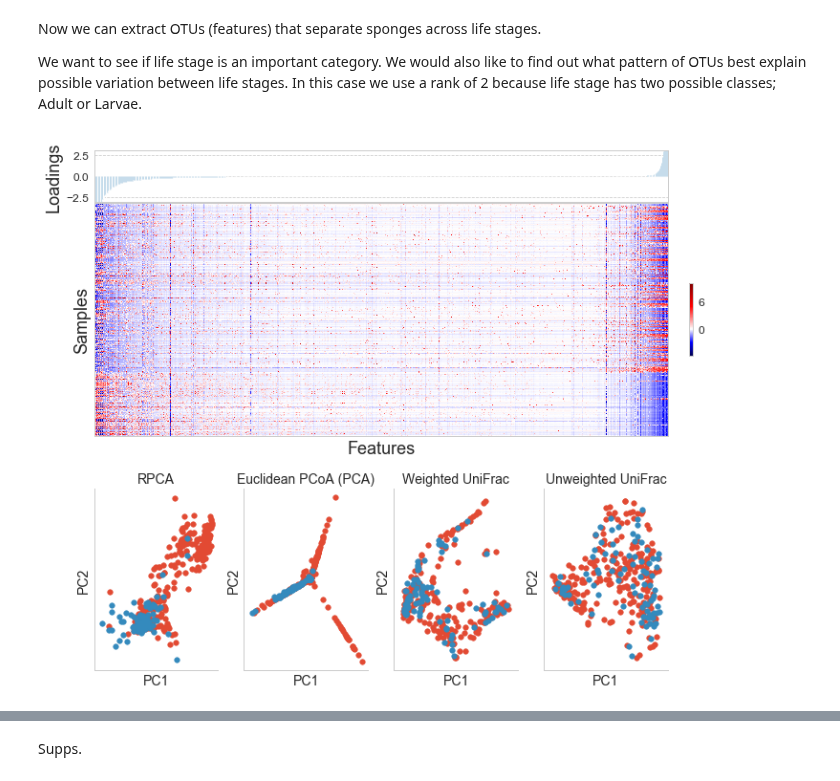
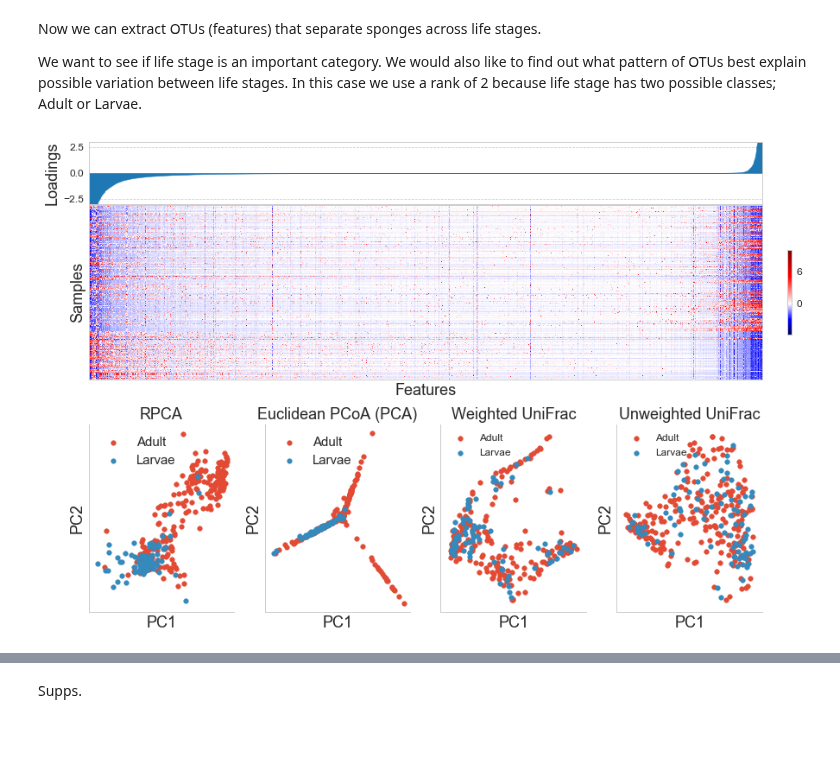
Before and after one commit to biocore/DEICODE, a Jupyter notebook: Examples/sponge_biom.ipynb, the cells around one changed output, grey strips where cells are left out. Saved outputs shown, nothing was run; the diff lists cells and outputs as text; code cells hidden in the pictures; blank space fills up the shorter version.

Commit message:
update figure for simulations

```diff
--- a/Examples/sponge_biom.ipynb
+++ b/Examples/sponge_biom.ipynb
@@ -118,8 +118,8 @@ def plot_lifestage(samples, md, ax):
     ax.spines['top'].set_visible(False)
     ax.set_xticks([])
     ax.set_yticks([])
-    ax.set_ylabel('PC2', fontsize=14)
-    ax.set_xlabel('PC1', fontsize=14)
+    ax.set_ylabel('PC2', fontsize=18)
+    ax.set_xlabel('PC1', fontsize=18)
     return ax
 # %%
 import matplotlib.colors as colors
@@ -141,19 +141,19 @@ class MidpointNormalize(colors.Normalize):
         return np.ma.masked_array(np.interp(value, x, y))
 
 
-fig = plt.figure(figsize=(10, 10), facecolor='white')
-gs = gridspec.GridSpec(100, 120)
-ax_map = plt.subplot(gs[10:55, :115])
+fig = plt.figure(figsize=(13, 10), facecolor='white')
+gs = gridspec.GridSpec(75, 120)
+ax_map = plt.subplot(gs[10:38, :115])
 ax_bar = plt.subplot(gs[0:10, :115])
-ax_cbar = plt.subplot(gs[10:55, 115:])
+ax_cbar = plt.subplot(gs[10:38, 115:])
 
-ax_raw_complete = plt.subplot(gs[65:, :25])
-ax_raw_bray = plt.subplot(gs[65:, 30:55])
-ax_raw_uni = plt.subplot(gs[65:, 60:85])
-ax_raw_uni_un = plt.subplot(gs[65:, 90:115])
+ax_raw_complete = plt.subplot(gs[45:, :25])
+ax_raw_bray = plt.subplot(gs[45:, 30:55])
+ax_raw_uni = plt.subplot(gs[45:, 60:85])
+ax_raw_uni_un = plt.subplot(gs[45:, 90:115])
 
 ind = np.arange(feature_loading.shape[0])
-ax_bar.bar(ind, feature_loading[0],color='#1f78b4',alpha=1)
+ax_bar.stackplot(ind, feature_loading[0],color='#1f78b4',alpha=1)
 ax_bar.set_xlim([0, feature_loading.shape[0]])
 ax_bar.set_ylim([feature_loading[0].min(), feature_loading[0].max()])
 ax_bar.set_xticks([])
@@ -167,36 +167,41 @@ sorted_df = otutabledf.reindex(index=life_stage.index, columns=feature_loading.i
 sorted_df = sorted_df.loc[:, sorted_df.sum(axis=0) > 50]
 img = ax_map.imshow(clr(centralize(sorted_df+1)), aspect='auto',
                     norm=MidpointNormalize(midpoint=0.),
                     interpolation='nearest', cmap='seismic')
 ax_map.set_xticks([])
 ax_map.set_yticks([])
 ax_map.set_xlabel('Features', fontsize=18)
 ax_map.set_ylabel('Samples', fontsize=18)
 ax_map.grid()
 
 cbar = fig.colorbar(img, ax=ax_cbar)
 cbar.ax.tick_params(labelsize=12)
 tick_locator = ticker.MaxNLocator(nbins=3)
 cbar.locator = tick_locator
 cbar.update_ticks()
 ax_cbar.grid()
 ax_cbar.set_xticks([])
 ax_cbar.set_yticks([])
 ax_cbar.axis('off')
 
 ax_cbar.grid()
 ax_cbar.set_xticks([])
 ax_cbar.set_yticks([])
 
 ax_raw_complete = plot_lifestage(sample_loading, mappingdf, ax_raw_complete)
 ax_raw_bray = plot_lifestage(raw_res.samples, mappingdf, ax_raw_bray)
 ax_raw_uni = plot_lifestage(raw_uni, mappingdf, ax_raw_uni)
 ax_raw_uni_un = plot_lifestage(raw_uni_un, mappingdf, ax_raw_uni_un)
-ax_raw_uni.set_title('Weighted UniFrac', fontsize=14)
-ax_raw_uni_un.set_title('Unweighted UniFrac', fontsize=14)
-ax_raw_complete.set_title('RPCA', fontsize=14)
-ax_raw_bray.set_title('Euclidean PCoA (PCA)', fontsize=14)
-fig.savefig('figures/figure4.png')
+ax_raw_uni.set_title('Weighted UniFrac', fontsize=18)
+ax_raw_uni_un.set_title('Unweighted UniFrac', fontsize=18)
+ax_raw_complete.set_title('RPCA', fontsize=18)
+ax_raw_bray.set_title('Euclidean PCoA (PCA)', fontsize=18)
+ax_raw_complete.legend(loc=2,prop={'size':15})
+ax_raw_bray.legend(loc=2,prop={'size':15})
+ax_raw_uni.legend(loc=2,prop={'size':12})
+ax_raw_uni_un.legend(loc=2,prop={'size':12})
+
+fig.savefig('figures/figure3a.png',dpi=300, bbox_inches='tight', transparent=True)
 plt.show()
 # %% [output]
-[figure, old version]
+[figure, new version]
```
Also changed, not shown: parts of 2 cells of this notebook, 51 other files.
